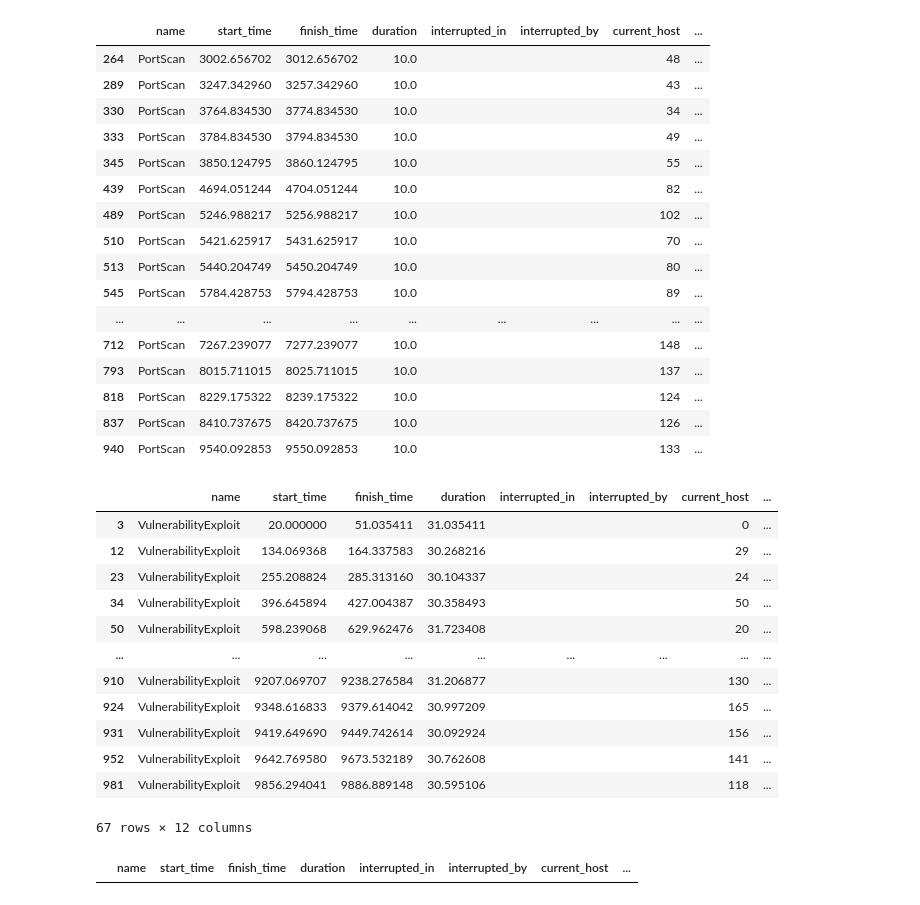
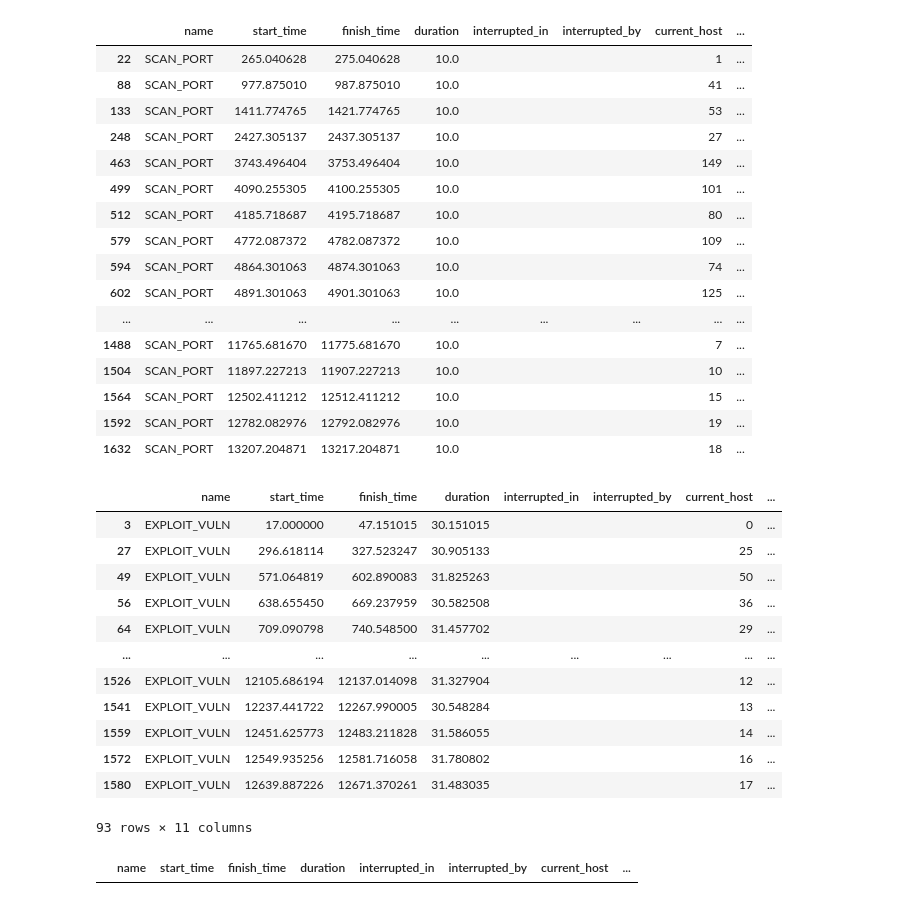
Before and after one commit to yuanyuan2000/MTDGame, a Jupyter notebook: simulation.ipynb, the cells around one changed output. Cells and saved outputs as stored; diff of their text form; code cells hidden in the pictures.

Commit message:
refactor and optimise attack action flow, refactor partial logging method

```diff
--- a/simulation.ipynb
+++ b/simulation.ipynb
@@ -94,37 +85,37 @@ plt.show()
 # %%
-attack_operation_record[(attack_operation_record['name'] == 'PortScan') & (attack_operation_record['compromise_host'] != '')]
+attack_operation_record[(attack_operation_record['name'] == 'SCAN_PORT') & (attack_operation_record['compromise_host'] != '')]
 # %% [output]
 |  | name | start_time | finish_time | duration | interrupted_in | interrupted_by | current_host | ... |
-| 264 | PortScan | 3002.656702 | 3012.656702 | 10.0 |  |  | 48 | ... |
-| 289 | PortScan | 3247.342960 | 3257.342960 | 10.0 |  |  | 43 | ... |
-| 330 | PortScan | 3764.834530 | 3774.834530 | 10.0 |  |  | 34 | ... |
-| 333 | PortScan | 3784.834530 | 3794.834530 | 10.0 |  |  | 49 | ... |
-| 345 | PortScan | 3850.124795 | 3860.124795 | 10.0 |  |  | 55 | ... |
-| 439 | PortScan | 4694.051244 | 4704.051244 | 10.0 |  |  | 82 | ... |
-| 489 | PortScan | 5246.988217 | 5256.988217 | 10.0 |  |  | 102 | ... |
-| 510 | PortScan | 5421.625917 | 5431.625917 | 10.0 |  |  | 70 | ... |
-| 513 | PortScan | 5440.204749 | 5450.204749 | 10.0 |  |  | 80 | ... |
-| 545 | PortScan | 5784.428753 | 5794.428753 | 10.0 |  |  | 89 | ... |
+| 22 | SCAN_PORT | 265.040628 | 275.040628 | 10.0 |  |  | 1 | ... |
+| 88 | SCAN_PORT | 977.875010 | 987.875010 | 10.0 |  |  | 41 | ... |
+| 133 | SCAN_PORT | 1411.774765 | 1421.774765 | 10.0 |  |  | 53 | ... |
+| 248 | SCAN_PORT | 2427.305137 | 2437.305137 | 10.0 |  |  | 27 | ... |
+| 463 | SCAN_PORT | 3743.496404 | 3753.496404 | 10.0 |  |  | 149 | ... |
+| 499 | SCAN_PORT | 4090.255305 | 4100.255305 | 10.0 |  |  | 101 | ... |
+| 512 | SCAN_PORT | 4185.718687 | 4195.718687 | 10.0 |  |  | 80 | ... |
+| 579 | SCAN_PORT | 4772.087372 | 4782.087372 | 10.0 |  |  | 109 | ... |
+| 594 | SCAN_PORT | 4864.301063 | 4874.301063 | 10.0 |  |  | 74 | ... |
+| 602 | SCAN_PORT | 4891.301063 | 4901.301063 | 10.0 |  |  | 125 | ... |
 | ... | ... | ... | ... | ... | ... | ... | ... | ... |
-| 712 | PortScan | 7267.239077 | 7277.239077 | 10.0 |  |  | 148 | ... |
-| 793 | PortScan | 8015.711015 | 8025.711015 | 10.0 |  |  | 137 | ... |
-| 818 | PortScan | 8229.175322 | 8239.175322 | 10.0 |  |  | 124 | ... |
-| 837 | PortScan | 8410.737675 | 8420.737675 | 10.0 |  |  | 126 | ... |
-| 940 | PortScan | 9540.092853 | 9550.092853 | 10.0 |  |  | 133 | ... |
+| 1488 | SCAN_PORT | 11765.681670 | 11775.681670 | 10.0 |  |  | 7 | ... |
+| 1504 | SCAN_PORT | 11897.227213 | 11907.227213 | 10.0 |  |  | 10 | ... |
+| 1564 | SCAN_PORT | 12502.411212 | 12512.411212 | 10.0 |  |  | 15 | ... |
+| 1592 | SCAN_PORT | 12782.082976 | 12792.082976 | 10.0 |  |  | 19 | ... |
+| 1632 | SCAN_PORT | 13207.204871 | 13217.204871 | 10.0 |  |  | 18 | ... |
 # %%
-attack_operation_record[(attack_operation_record['name'] == 'VulnerabilityExploit') & (attack_operation_record['compromise_host'] != '')]
+attack_operation_record[(attack_operation_record['name'] == 'EXPLOIT_VULN') & (attack_operation_record['compromise_host'] != '')]
 # %% [output]
 |  | name | start_time | finish_time | duration | interrupted_in | interrupted_by | current_host | ... |
-| 3 | VulnerabilityExploit | 20.000000 | 51.035411 | 31.035411 |  |  | 0 | ... |
-| 12 | VulnerabilityExploit | 134.069368 | 164.337583 | 30.268216 |  |  | 29 | ... |
-| 23 | VulnerabilityExploit | 255.208824 | 285.313160 | 30.104337 |  |  | 24 | ... |
-| 34 | VulnerabilityExploit | 396.645894 | 427.004387 | 30.358493 |  |  | 50 | ... |
-| 50 | VulnerabilityExploit | 598.239068 | 629.962476 | 31.723408 |  |  | 20 | ... |
+| 3 | EXPLOIT_VULN | 17.000000 | 47.151015 | 30.151015 |  |  | 0 | ... |
+| 27 | EXPLOIT_VULN | 296.618114 | 327.523247 | 30.905133 |  |  | 25 | ... |
+| 49 | EXPLOIT_VULN | 571.064819 | 602.890083 | 31.825263 |  |  | 50 | ... |
+| 56 | EXPLOIT_VULN | 638.655450 | 669.237959 | 30.582508 |  |  | 36 | ... |
+| 64 | EXPLOIT_VULN | 709.090798 | 740.548500 | 31.457702 |  |  | 29 | ... |
 | ... | ... | ... | ... | ... | ... | ... | ... | ... |
-| 910 | VulnerabilityExploit | 9207.069707 | 9238.276584 | 31.206877 |  |  | 130 | ... |
-| 924 | VulnerabilityExploit | 9348.616833 | 9379.614042 | 30.997209 |  |  | 165 | ... |
-| 931 | VulnerabilityExploit | 9419.649690 | 9449.742614 | 30.092924 |  |  | 156 | ... |
-| 952 | VulnerabilityExploit | 9642.769580 | 9673.532189 | 30.762608 |  |  | 141 | ... |
-| 981 | VulnerabilityExploit | 9856.294041 | 9886.889148 | 30.595106 |  |  | 118 | ... |
+| 1526 | EXPLOIT_VULN | 12105.686194 | 12137.014098 | 31.327904 |  |  | 12 | ... |
+| 1541 | EXPLOIT_VULN | 12237.441722 | 12267.990005 | 30.548284 |  |  | 13 | ... |
+| 1559 | EXPLOIT_VULN | 12451.625773 | 12483.211828 | 31.586055 |  |  | 14 | ... |
+| 1572 | EXPLOIT_VULN | 12549.935256 | 12581.716058 | 31.780802 |  |  | 16 | ... |
+| 1580 | EXPLOIT_VULN | 12639.887226 | 12671.370261 | 31.483035 |  |  | 17 | ... |
-67 rows × 12 columns
+93 rows × 11 columns
 # %%
```
Also changed, not shown: parts of 8 cells of this notebook, 13 other files.
